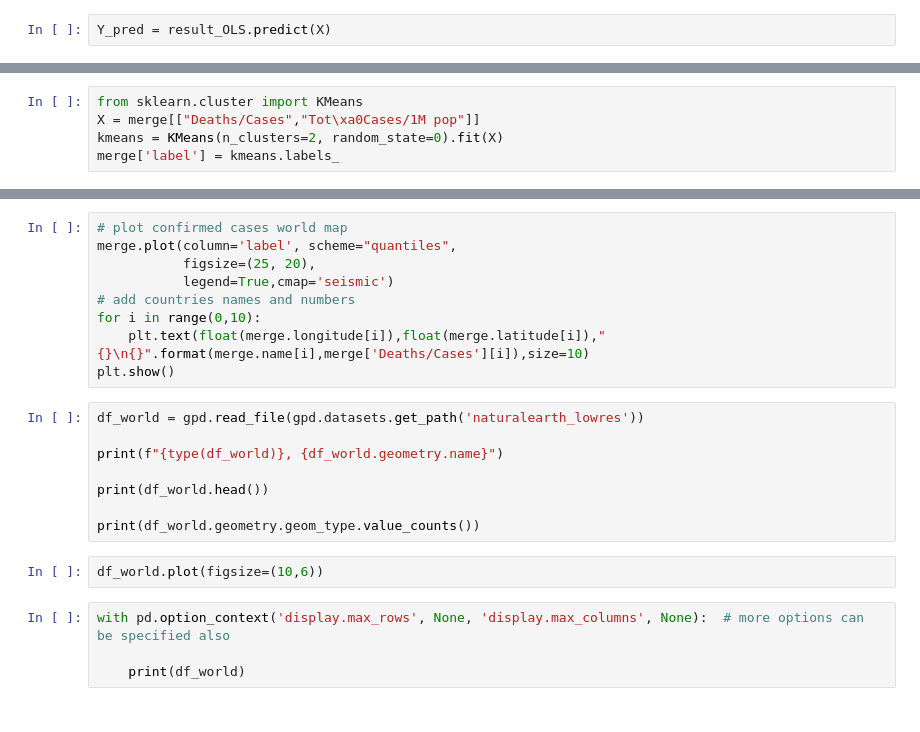
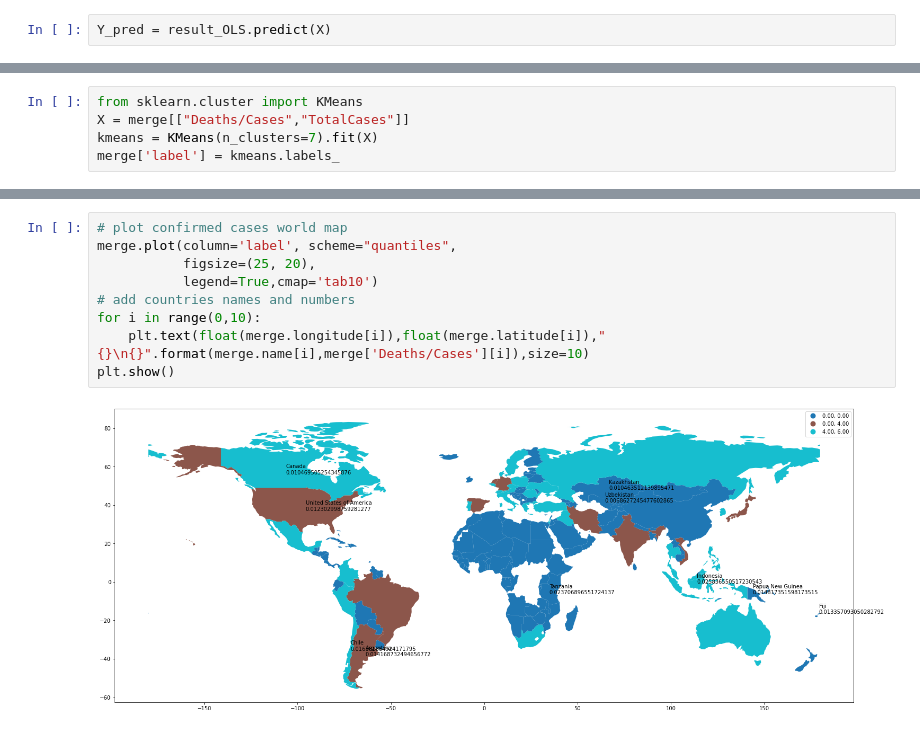
Before and after one commit to tonyvu1289/DV_lab01, a Jupyter notebook: duy.ipynb, the cells around one changed output, grey strips where cells are left out. Cells and saved outputs as stored; diff of their text form.

```diff
--- a/duy.ipynb
+++ b/duy.ipynb
@@ -175,5 +197,5 @@ sns.lineplot(x = X,y = _std)
 # %%
 from sklearn.cluster import KMeans
-X = merge[["Deaths/Cases","Tot\xa0Cases/1M pop"]]
-kmeans = KMeans(n_clusters=2, random_state=0).fit(X)
+X = merge[["Deaths/Cases","TotalCases"]]
+kmeans = KMeans(n_clusters=7).fit(X)
 merge['label'] = kmeans.labels_
@@ -180,23 +213,11 @@ merge['label'] = kmeans.labels_
 # %%
 # plot confirmed cases world map
 merge.plot(column='label', scheme="quantiles",
            figsize=(25, 20),
-           legend=True,cmap='seismic')
+           legend=True,cmap='tab10')
 # add countries names and numbers
 for i in range(0,10):
     plt.text(float(merge.longitude[i]),float(merge.latitude[i]),"{}\n{}".format(merge.name[i],merge['Deaths/Cases'][i]),size=10)
 plt.show()
+# %% [output]
+[figure, added]
-# %%
-df_world = gpd.read_file(gpd.datasets.get_path('naturalearth_lowres'))
-
-print(f"{type(df_world)}, {df_world.geometry.name}")
-
-print(df_world.head())
-
-print(df_world.geometry.geom_type.value_counts())
-# %%
-df_world.plot(figsize=(10,6))
-# %%
-with pd.option_context('display.max_rows', None, 'display.max_columns', None):  # more options can be specified also
-
-    print(df_world)
```
Also changed, not shown: parts of 21 cells of this notebook, 1 other file.
